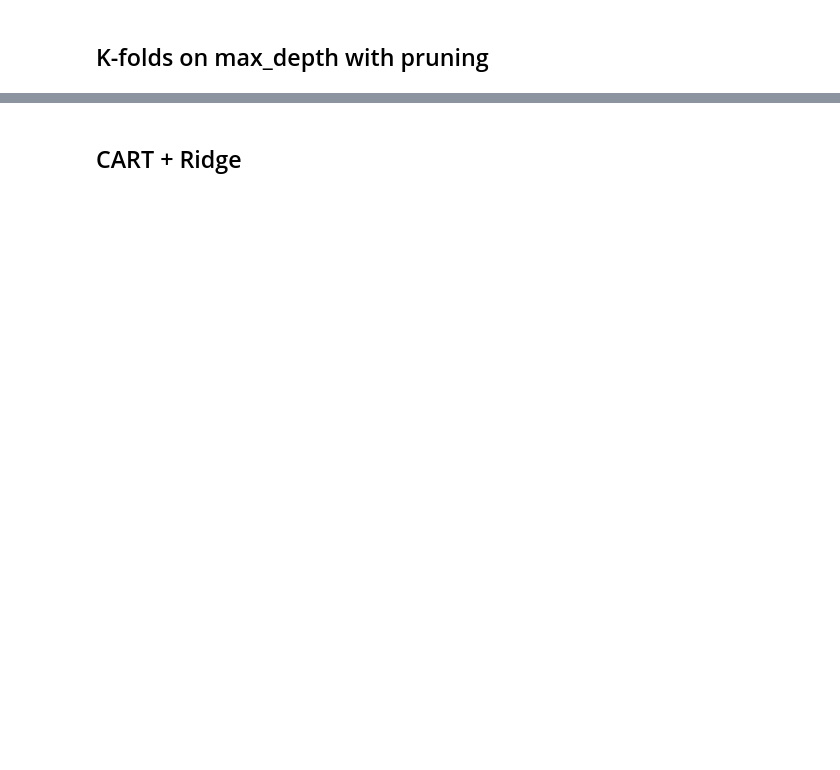
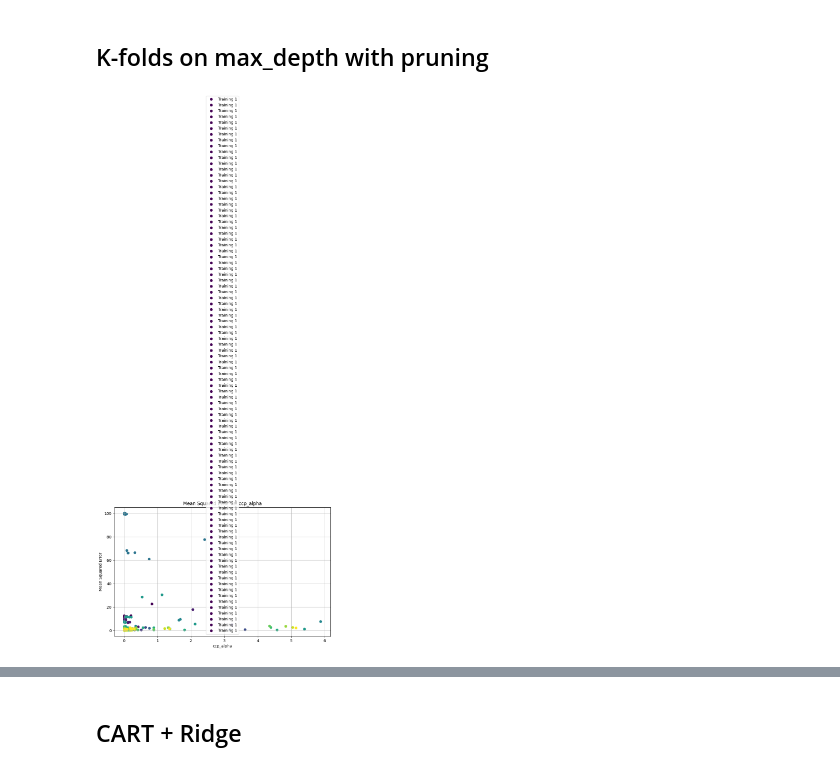
Before and after one commit to vdorseuil/ML_forecast, a Jupyter notebook: cart.ipynb, the cells around one changed output, grey strips where cells are left out. Saved outputs shown, nothing was run; the diff lists cells and outputs as text; code cells hidden in the pictures; blank space fills up the shorter version.

```diff
--- a/cart.ipynb
+++ b/cart.ipynb
@@ -154,0 +166,80 @@ plt.show()
+# %%
+from sklearn.tree import DecisionTreeRegressor
+from sklearn.metrics import mean_squared_error
+import matplotlib.pyplot as plt
+import numpy as np
+
+# Assuming X_train and y_train are your training data
+# Replace these with your actual data
+X_train = x_austria
+y_train = y_austria
+
+# Define the number of samples for training and validation
+train_size = 100
+validation_size = 10
+
+# Initialize lists to store the alphas and corresponding errors
+ccp_alphas = []
+errors = []
+
+# Define a color map
+colors = plt.cm.viridis(np.linspace(0, 1, (len(X_train) - train_size - validation_size) // validation_size + 1))
+
+# Loop over the dataset in chunks
+for i, start in enumerate(range(0, len(X_train) - train_size - validation_size + 1, validation_size)):
+    # Define the training and validation sets
+    X_train_subset = X_train[start:start + train_size]
+    y_train_subset = y_train[start:start + train_size]
+    X_validation = X_train[start + train_size:start + train_size + validation_size]
+    y_validation = y_train[start + train_size:start + train_size + validation_size]
+
+    # Train a DecisionTreeRegressor to get the ccp_alphas
+    model = DecisionTreeRegressor(random_state=0)
+    path = model.cost_complexity_pruning_path(X_train_subset, y_train_subset)
+    ccp_alphas.extend(path.ccp_alphas)
+
+    # Loop over the range of ccp_alphas
+    for ccp_alpha in path.ccp_alphas:
+        # Train the model with the current ccp_alpha
+        model = DecisionTreeRegressor(random_state=0, ccp_alpha=ccp_alpha)
+        model.fit(X_train_subset, y_train_subset)
+
+        # Predict on the validation set
+        y_pred = model.predict(X_validation)
+
+        # Calculate the mean squared error
+        error = mean_squared_error(y_validation, y_pred)
+
+        # Append the error to the list
+        errors.append((ccp_alpha, error, i))
+
+# Aggregate errors by ccp_alpha
+ccp_alpha_errors = {}
+for ccp_alpha, error, i in errors:
+    if ccp_alpha not in ccp_alpha_errors:
+        ccp_alpha_errors[ccp_alpha] = []
+    ccp_alpha_errors[ccp_alpha].append((error, i))
+
+# Calculate the mean error for each ccp_alpha
+mean_errors = {ccp_alpha: np.mean([err for err, _ in errs]) for ccp_alpha, errs in ccp_alpha_errors.items()}
+
+# Plot the curve
+plt.figure(figsize=(10, 6))
+for ccp_alpha, errs in ccp_alpha_errors.items():
+    for error, i in errs:
+        plt.scatter(ccp_alpha, error, color=colors[i], label=f'Training {i+1}' if i == 0 else "")
+
+plt.xlabel('ccp_alpha')
+plt.ylabel('Mean Squared Error')
+plt.title('Mean Squared Error vs. ccp_alpha')
+plt.grid(True)
+plt.legend()
+plt.show()
+
+# Find the best ccp_alpha
+best_ccp_alpha = min(mean_errors, key=mean_errors.get)
+best_error = mean_errors[best_ccp_alpha]
+
+print(f'The best ccp_alpha is {best_ccp_alpha} with a mean squared error of {best_error}')
+# %% [output]
+[figure, added]
```
Also changed, not shown: parts of 31 cells of this notebook, 27 other files.
